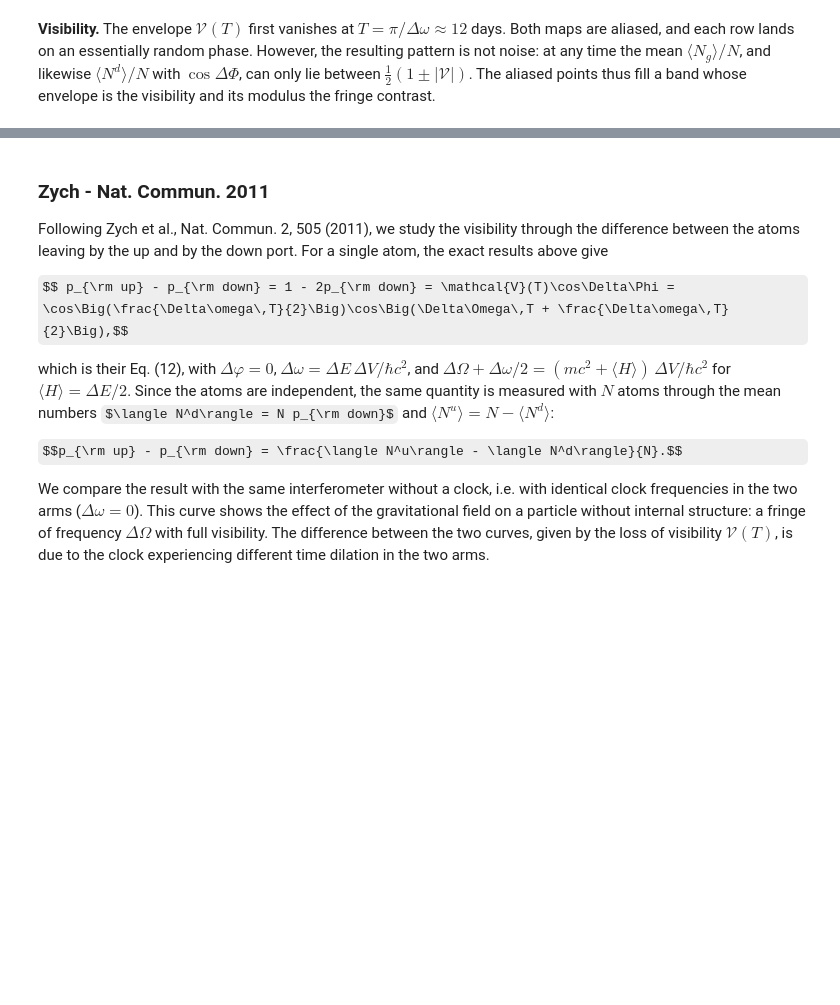
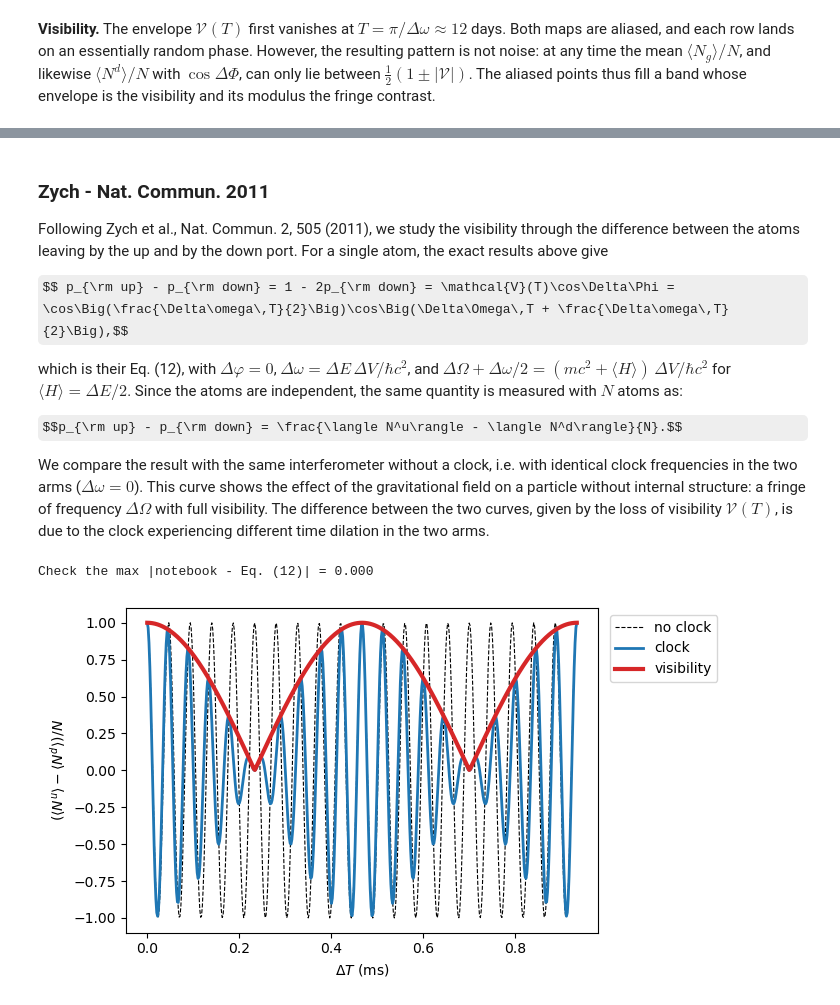
Before and after one commit to Dario-Maglio/QSqueeG, a Jupyter notebook: notebook_cpy_QSqueezeG.ipynb, the cells around one changed output, grey strips where cells are left out. Saved outputs shown, nothing was run; the diff lists cells and outputs as text; code cells hidden in the pictures; some formulas as TeX source; blank space fills up the shorter version.

```diff
--- a/notebook_cpy_QSqueezeG.ipynb
+++ b/notebook_cpy_QSqueezeG.ipynb
@@ -667,7 +734,7 @@ Following Zych et al., Nat. Commun. 2, 505 (2011), we study the visibility throu
 
 $$ p_{\rm up} - p_{\rm down} = 1 - 2p_{\rm down} = \mathcal{V}(T)\cos\Delta\Phi = \cos\Big(\frac{\Delta\omega\,T}{2}\Big)\cos\Big(\Delta\Omega\,T + \frac{\Delta\omega\,T}{2}\Big),$$
 
-which is their Eq. (12), with $\Delta\varphi = 0$, $\Delta\omega = \Delta E\,\Delta V/\hbar c^2$, and $\Delta\Omega + \Delta\omega/2 = (mc^2 + \langle H\rangle)\,\Delta V/\hbar c^2$ for $\langle H\rangle = \Delta E/2$. Since the atoms are independent, the same quantity is measured with $N$ atoms through the mean numbers $\langle N^d\rangle = N p_{\rm down}$ and $\langle N^u\rangle = N - \langle N^d\rangle$:
+which is their Eq. (12), with $\Delta\varphi = 0$, $\Delta\omega = \Delta E\,\Delta V/\hbar c^2$, and $\Delta\Omega + \Delta\omega/2 = (mc^2 + \langle H\rangle)\,\Delta V/\hbar c^2$ for $\langle H\rangle = \Delta E/2$. Since the atoms are independent, the same quantity is measured with $N$ atoms as:
 
 $$p_{\rm up} - p_{\rm down} = \frac{\langle N^u\rangle - \langle N^d\rangle}{N}.$$
 
@@ -675,7 +742,7 @@ We compare the result with the same interferometer without a clock, i.e. with id
 # %%
 # Their figure has Delta Omega / Delta omega = m c^2 / (hbar omega_0) = 10 (Delta omega = 2, Delta Omega = 20 rad/s).
 # The ratio does not depend on dz: we keep 87Sr and the heights of Sec. 1, and choose a fictitious clock frequency.
-# Only the time axis changes: with dz = 10 um, Delta Omega = 1.3e5 rad/s instead of 20 rad/s.
+N = 10                                                        # The result for independent atoms does not depend on N
 omega_0_Z = mass * c**2 / (10 * hbar)                         # rad/s (~1.2e25): clock energy hbar omega_0 = m c^2 / 10
 
 dw_Z = omega_0_Z * g * (heights["u"] - heights["d"]) / c**2   # Delta omega of the clock (~1.3e4 rad/s)
@@ -683,35 +750,39 @@ times_Z = np.linspace(0, 4 * np.pi / abs(dw_Z), timeSteps)    # s, two periods o
 
 
 def zych_curve():
+    # Compute
     curve = []
     for t in times_Z:
         mean_g, mean_down = means(N, t)     # <N_g>/N and <N^d>/N
         mean_up = 1 - mean_down             # N^u = N - N^d
         curve.append(mean_up - mean_down)   # p_up - p_down
     return np.array(curve)
 
 
 # Particle without internal structure in the gravitational field (omega_0 = 0).
 omegaE, omegaV, varphi = update_parameters(omega_0=0.)
 nope_clock = zych_curve()
 
 # Particle with internal structure: the clock frequency is redshifted differently in the two arms.
 omegaE, omegaV, varphi = update_parameters(omega_0=omega_0_Z)
 with_clock = zych_curve()
 
 # Eq.(12): p_up - p_down = cos(Delta omega T / 2) cos((Delta Omega + Delta omega / 2) T).
 eq12 = np.cos(dw_Z * times_Z / 2) * np.cos((omegaV["u"] - omegaV["d"] + dw_Z / 2) * times_Z)
 print(f"Check the max |notebook - Eq. (12)| = {np.abs(with_clock - eq12).max():.3f}")
 
 plt.figure(figsize=(7, 4))
 plt.plot(times_Z * 1e3, nope_clock, "k--", lw=0.8, label="no clock")
 plt.plot(times_Z * 1e3, with_clock, color="tab:blue", lw=2, label="clock")
 plt.plot(times_Z * 1e3, np.abs(np.cos(dw_Z * times_Z / 2)), color="tab:red", lw=3, label="visibility")
 plt.xlabel(r"$\Delta T$ (ms)"); plt.ylabel(r"$(\langle N^u\rangle - \langle N^d\rangle)/N$")
 plt.legend(loc="upper left", bbox_to_anchor=(1.01, 1)); plt.tight_layout(); plt.show()
 
 # Restore the parameters of Sec. 1.
 omegaE, omegaV, varphi = update_parameters()
+# %% [output]
+Check the max |notebook - Eq. (12)| = 0.000
+[figure, added]
 # %% [markdown]
 ### Paczos - Quantum 2025
 
```
Also changed, not shown: parts of 38 cells of this notebook.
